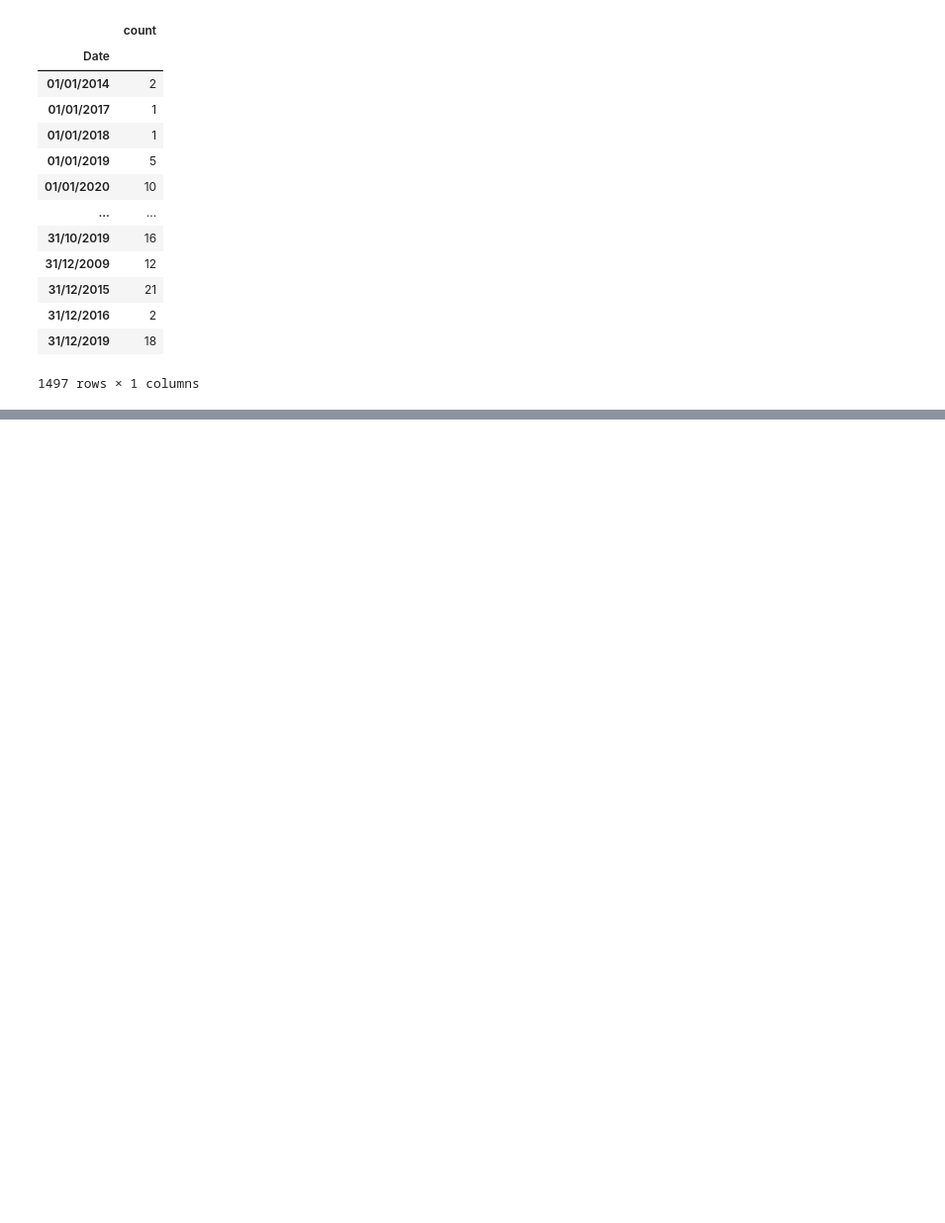
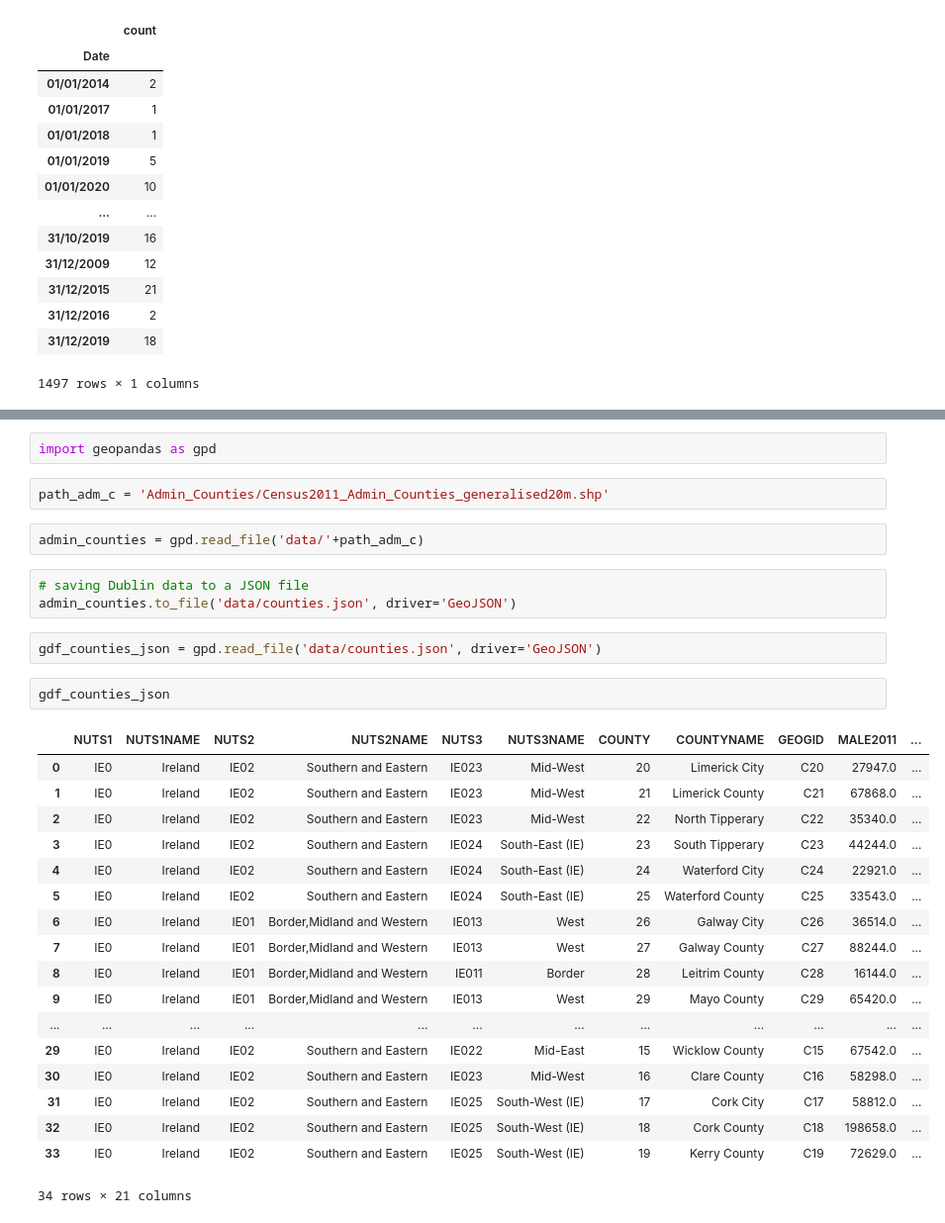
Before and after one commit to pessini/avian-flu-wild-birds-ireland, a Jupyter notebook: Exploratory-Data-Analysis-EDA.ipynb, the cells around one changed output, grey strips where cells are left out. Shown at 99% size. Cells and saved outputs as stored; diff of their text form; blank space fills up the shorter version.

```diff
--- a/Exploratory-Data-Analysis-EDA.ipynb
+++ b/Exploratory-Data-Analysis-EDA.ipynb
@@ -276,0 +249,32 @@ gdf_dublin_json
+# %%
+import geopandas as gpd
+# %%
+path_adm_c = 'Admin_Counties/Census2011_Admin_Counties_generalised20m.shp'
+# %%
+admin_counties = gpd.read_file('data/'+path_adm_c)
+# %%
+# saving Dublin data to a JSON file
+admin_counties.to_file('data/counties.json', driver='GeoJSON')
+# %%
+gdf_counties_json = gpd.read_file('data/counties.json', driver='GeoJSON')
+# %%
+gdf_counties_json
+# %% [output]
+|  | NUTS1 | NUTS1NAME | NUTS2 | NUTS2NAME | NUTS3 | NUTS3NAME | COUNTY | COUNTYNAME | GEOGID | MALE2011 | ... |
+| 0 | IE0 | Ireland | IE02 | Southern and Eastern | IE023 | Mid-West | 20 | Limerick City | C20 | 27947.0 | ... |
+| 1 | IE0 | Ireland | IE02 | Southern and Eastern | IE023 | Mid-West | 21 | Limerick County | C21 | 67868.0 | ... |
+| 2 | IE0 | Ireland | IE02 | Southern and Eastern | IE023 | Mid-West | 22 | North Tipperary | C22 | 35340.0 | ... |
+| 3 | IE0 | Ireland | IE02 | Southern and Eastern | IE024 | South-East (IE) | 23 | South Tipperary | C23 | 44244.0 | ... |
+| 4 | IE0 | Ireland | IE02 | Southern and Eastern | IE024 | South-East (IE) | 24 | Waterford City | C24 | 22921.0 | ... |
+| 5 | IE0 | Ireland | IE02 | Southern and Eastern | IE024 | South-East (IE) | 25 | Waterford County | C25 | 33543.0 | ... |
+| 6 | IE0 | Ireland | IE01 | Border,Midland and Western | IE013 | West | 26 | Galway City | C26 | 36514.0 | ... |
+| 7 | IE0 | Ireland | IE01 | Border,Midland and Western | IE013 | West | 27 | Galway County | C27 | 88244.0 | ... |
+| 8 | IE0 | Ireland | IE01 | Border,Midland and Western | IE011 | Border | 28 | Leitrim County | C28 | 16144.0 | ... |
+| 9 | IE0 | Ireland | IE01 | Border,Midland and Western | IE013 | West | 29 | Mayo County | C29 | 65420.0 | ... |
+| ... | ... | ... | ... | ... | ... | ... | ... | ... | ... | ... | ... |
+| 29 | IE0 | Ireland | IE02 | Southern and Eastern | IE022 | Mid-East | 15 | Wicklow County | C15 | 67542.0 | ... |
+| 30 | IE0 | Ireland | IE02 | Southern and Eastern | IE023 | Mid-West | 16 | Clare County | C16 | 58298.0 | ... |
+| 31 | IE0 | Ireland | IE02 | Southern and Eastern | IE025 | South-West (IE) | 17 | Cork City | C17 | 58812.0 | ... |
+| 32 | IE0 | Ireland | IE02 | Southern and Eastern | IE025 | South-West (IE) | 18 | Cork County | C18 | 198658.0 | ... |
+| 33 | IE0 | Ireland | IE02 | Southern and Eastern | IE025 | South-West (IE) | 19 | Kerry County | C19 | 72629.0 | ... |
+34 rows × 21 columns
```
Also changed, not shown: parts of 7 cells of this notebook, 6 other files.
